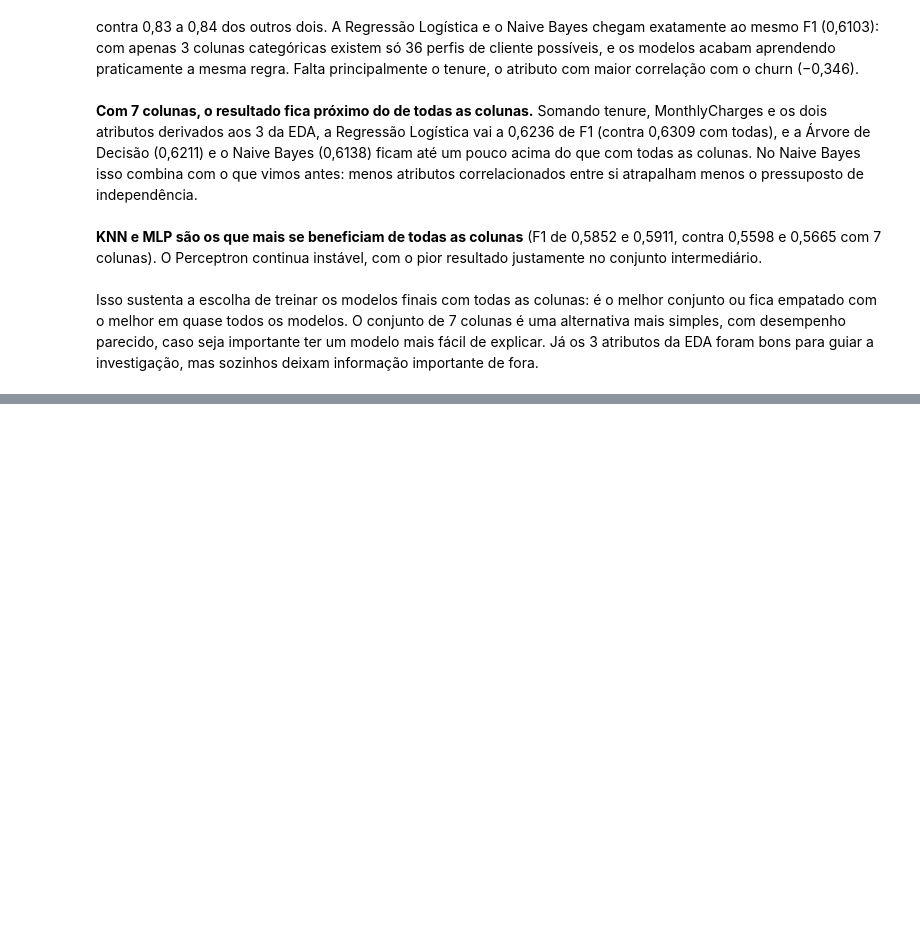
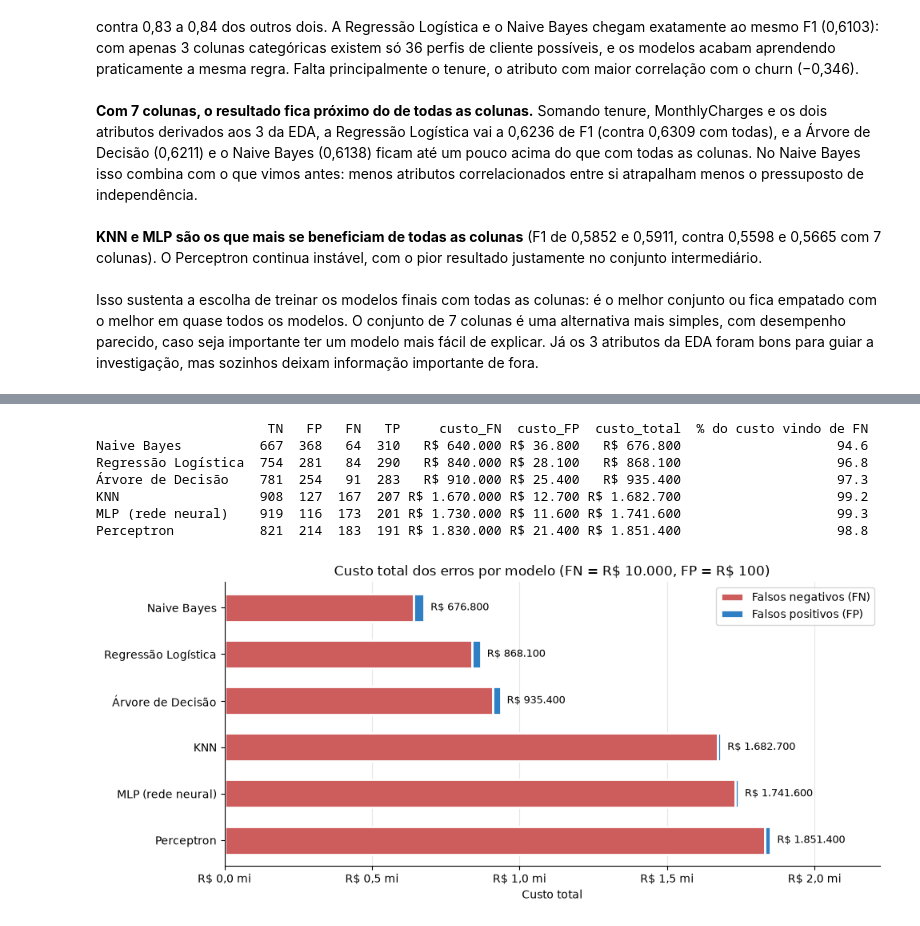
Before and after one commit to Lucas-O-S/Modelos_Classificat-rios_IA_N2, a Jupyter notebook: Telco_Customer_Churn.ipynb, the cells around one changed output, grey strips where cells are left out. Drawn from its saved outputs; the diff is of its cells as text; code cells hidden in the pictures; blank space fills up the shorter version.

```diff
--- a/Telco_Customer_Churn.ipynb
+++ b/Telco_Customer_Churn.ipynb
@@ -802,0 +915,17 @@ Isso sustenta a escolha de treinar os modelos finais com todas as colunas: é o
+# %%
+CUSTO_FN = 10_000  # cliente que cancelou sem ser identificado
+CUSTO_FP = 100     # ação de retenção oferecida a quem não ia cancelar
+
+def reais(valor):
+    return f"R$ {valor:,.0f}".replace(',', '.')
+
+custos = {}
+for nome, pipe in pipelines.items():
+    tn, fp, fn, tp = confusion_matrix(y_test, pipe.predict(X_test)).ravel()
+    custos[nome] = {
+        'TN': tn, 'FP': fp, 'FN': fn, 'TP': tp,
+        'custo_FN': CUSTO_FN * fn,
+        'custo_FP': CUSTO_FP * fp,
+        'custo_total': CUSTO_FN * fn + CUSTO_FP * fp,
+    }
+    print(f"{nome}: {fn} x {reais(CUSTO_FN)} + {fp} x {reais(CUSTO_FP)} = {reais(CUSTO_FN * fn + CUSTO_FP * fp)}")
@@ -802,0 +942,39 @@ Isso sustenta a escolha de treinar os modelos finais com todas as colunas: é o
+# %%
+from matplotlib.ticker import FuncFormatter, MultipleLocator
+
+tabela_custos = pd.DataFrame(custos).T.sort_values('custo_total')
+tabela_custos['% do custo vindo de FN'] = (tabela_custos['custo_FN'] / tabela_custos['custo_total'] * 100).round(1)
+
+colunas_reais = ['custo_FN', 'custo_FP', 'custo_total']
+print(tabela_custos.to_string(formatters={c: reais for c in colunas_reais}))
+
+# Barras empilhadas: parte vermelha = custo dos FN, parte azul = custo dos FP
+fig, ax = plt.subplots(figsize=(10, 4.5))
+tabela_custos[['custo_FN', 'custo_FP']].iloc[::-1].plot(
+    kind='barh', stacked=True, ax=ax, width=0.6,
+    color=['#CD5C5C', '#2E7FC4'], edgecolor='white', linewidth=2)
+
+for i, total in enumerate(tabela_custos['custo_total'].iloc[::-1]):
+    ax.text(total, i, f"  {reais(total)}", va='center', fontsize=9)
+
+ax.xaxis.set_major_locator(MultipleLocator(500_000))
+ax.xaxis.set_major_formatter(FuncFormatter(lambda v, _: f"R$ {v / 1e6:.1f} mi".replace('.', ',')))
+ax.set_xlim(0, tabela_custos['custo_total'].max() * 1.2)
+ax.set_title(f"Custo total dos erros por modelo (FN = {reais(CUSTO_FN)}, FP = {reais(CUSTO_FP)})", parse_math=False)
+ax.set_xlabel("Custo total")
+ax.set_ylabel("")
+ax.legend(['Falsos negativos (FN)', 'Falsos positivos (FP)'], loc='upper right')
+ax.grid(axis='x', alpha=0.3)
+ax.set_axisbelow(True)
+ax.spines[['top', 'right']].set_visible(False)
+plt.tight_layout()
+plt.show()
+# %% [output]
+                      TN   FP   FN   TP     custo_FN  custo_FP  custo_total  % do custo vindo de FN
+Naive Bayes          667  368   64  310   R$ 640.000 R$ 36.800   R$ 676.800                    94.6
+Regressão Logística  754  281   84  290   R$ 840.000 R$ 28.100   R$ 868.100                    96.8
+Árvore de Decisão    781  254   91  283   R$ 910.000 R$ 25.400   R$ 935.400                    97.3
+KNN                  908  127  167  207 R$ 1.670.000 R$ 12.700 R$ 1.682.700                    99.2
+MLP (rede neural)    919  116  173  201 R$ 1.730.000 R$ 11.600 R$ 1.741.600                    99.3
+Perceptron           821  214  183  191 R$ 1.830.000 R$ 21.400 R$ 1.851.400                    98.8
+[figure, added]
```
Also changed, not shown: parts of 40 cells of this notebook.
